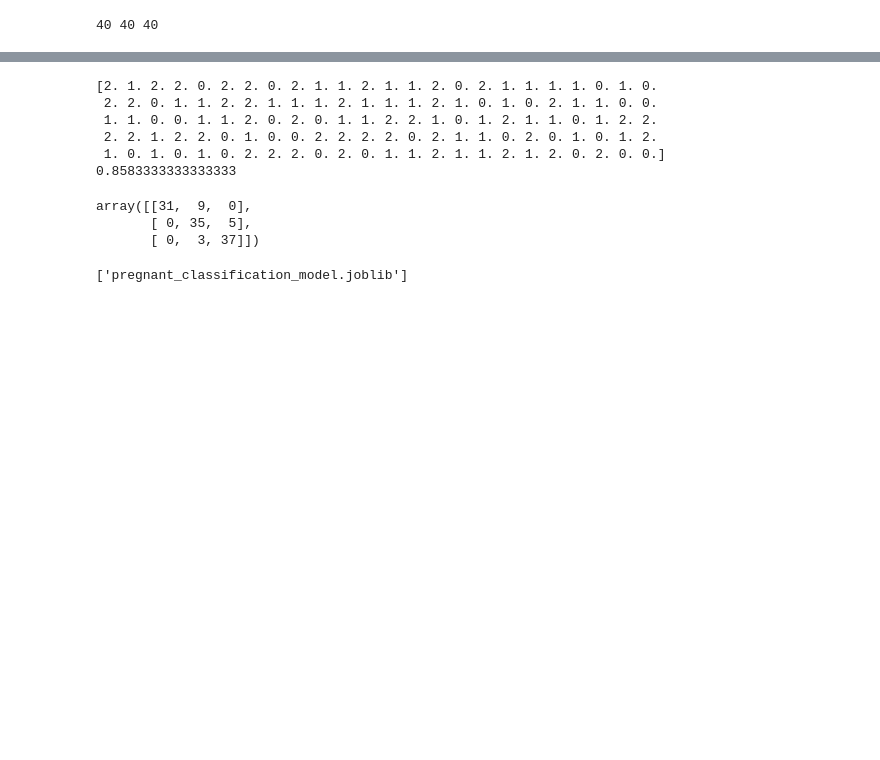
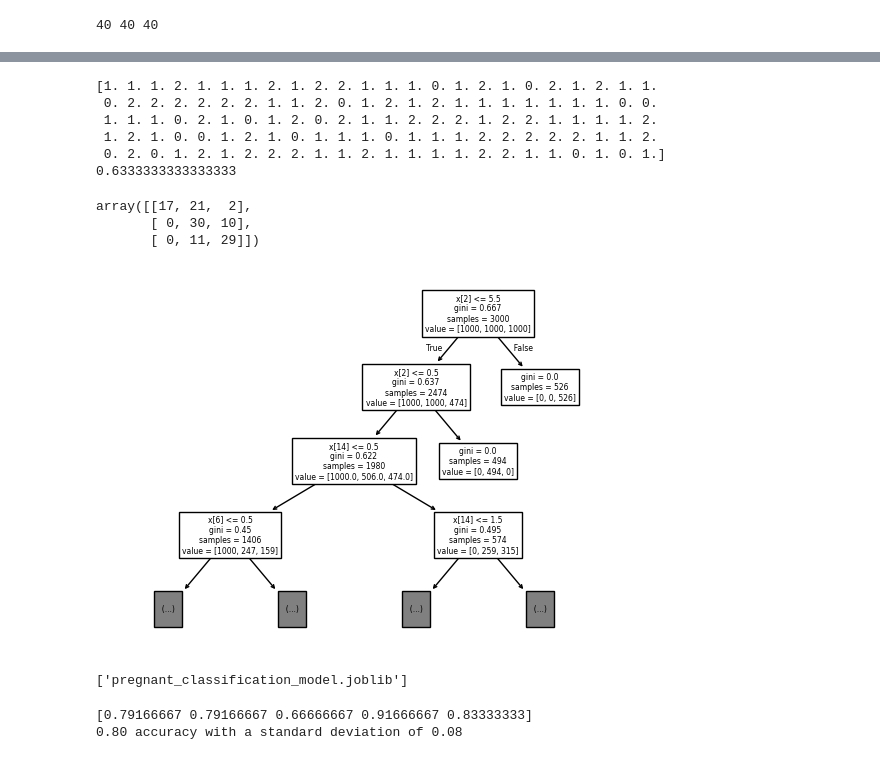
Before and after one commit to Valeriy023/deeplom, a Jupyter notebook: classifier.ipynb, the cells around one changed output, grey strips where cells are left out. Drawn from its saved outputs; the diff is of its cells as text; code cells hidden in the pictures; blank space fills up the shorter version.

```diff
--- a/classifier.ipynb
+++ b/classifier.ipynb
@@ -445,36 +451,58 @@ weighted avg       0.99      0.99      0.99       120
+# %%
+#test
+kolichestvo = 40
+nx = NVG(1, kolichestvo)
+ax = AVG(1, kolichestvo)
+px = PVG(1, kolichestvo)
+tsx = pd.concat([nx,ax,px], ignore_index=True)
+tsy = pd.DataFrame(np.hstack((np.zeros(kolichestvo),np.ones(kolichestvo),np.ones(kolichestvo)*2)))
+tsy.columns = ['Класс']
+ts = pd.concat([tsx,tsy],axis=1)
+y_test = ts['Класс']
+x_test = ts.drop('Класс',axis=1)
+gp = np.ones(120)
 # %%
 #training
 model=tree.DecisionTreeClassifier(criterion="gini")
 model.fit(x_train,y_train)
-#tree.plot_tree(model)
+tree.plot_tree(model, max_depth=3)
 #x_test = df[14:26]
 #y_test = x_test['Класс']
 #x_test = x_test.drop('Класс',axis=1)
 #x_test = x_test.drop('Неделя_беременности',axis=1)
 y_pred = model.predict(x_test) #.iloc[[0]]))
 #counter = 0
 #for iterator in range(len(x_test)):
 #    if (model.predict(x_test)[iterator] == y_test[iterator]):
 #        counter += 1
 accuracy = metrics.accuracy_score(y_test, y_pred) #counter/len(x_test)
 #print(f'{counter}/{len(x_test)}')
 print(y_pred)
 print(accuracy)
 metrics.confusion_matrix(y_test, y_pred)
 # %% [output]
-[2. 1. 2. 2. 0. 2. 2. 0. 2. 1. 1. 2. 1. 1. 2. 0. 2. 1. 1. 1. 1. 0. 1. 0.
- 2. 2. 0. 1. 1. 2. 2. 1. 1. 1. 2. 1. 1. 1. 2. 1. 0. 1. 0. 2. 1. 1. 0. 0.
- 1. 1. 0. 0. 1. 1. 2. 0. 2. 0. 1. 1. 2. 2. 1. 0. 1. 2. 1. 1. 0. 1. 2. 2.
- 2. 2. 1. 2. 2. 0. 1. 0. 0. 2. 2. 2. 2. 0. 2. 1. 1. 0. 2. 0. 1. 0. 1. 2.
- 1. 0. 1. 0. 1. 0. 2. 2. 2. 0. 2. 0. 1. 1. 2. 1. 1. 2. 1. 2. 0. 2. 0. 0.]
-0.8583333333333333
+[1. 1. 1. 2. 1. 1. 1. 2. 1. 2. 2. 1. 1. 1. 0. 1. 2. 1. 0. 2. 1. 2. 1. 1.
+ 0. 2. 2. 2. 2. 2. 2. 1. 1. 2. 0. 1. 2. 1. 2. 1. 1. 1. 1. 1. 1. 1. 0. 0.
+ 1. 1. 1. 0. 2. 1. 0. 1. 2. 0. 2. 1. 1. 2. 2. 2. 1. 2. 2. 1. 1. 1. 1. 2.
+ 1. 2. 1. 0. 0. 1. 2. 1. 0. 1. 1. 1. 0. 1. 1. 1. 2. 2. 2. 2. 2. 1. 1. 2.
+ 0. 2. 0. 1. 2. 1. 2. 2. 2. 1. 1. 2. 1. 1. 1. 1. 2. 2. 1. 1. 0. 1. 0. 1.]
+0.6333333333333333
-array([[31,  9,  0],
-       [ 0, 35,  5],
-       [ 0,  3, 37]])
+array([[17, 21,  2],
+       [ 0, 30, 10],
+       [ 0, 11, 29]])
+[figure, added]
 # %%
 #saving model
 dump(model, 'pregnant_classification_model.joblib')
 # %% [output]
 ['pregnant_classification_model.joblib']
+# %%
+from sklearn.model_selection import cross_val_score
+scores = cross_val_score(model, x_test, y_test, cv=5)
+print(scores)
+print("%0.2f accuracy with a standard deviation of %0.2f" % (scores.mean(), scores.std()))
+# %% [output]
+[0.79166667 0.79166667 0.66666667 0.91666667 0.83333333]
+0.80 accuracy with a standard deviation of 0.08
 # %%
 #gradient boosting
```
Also changed, not shown: parts of 12 cells of this notebook.
